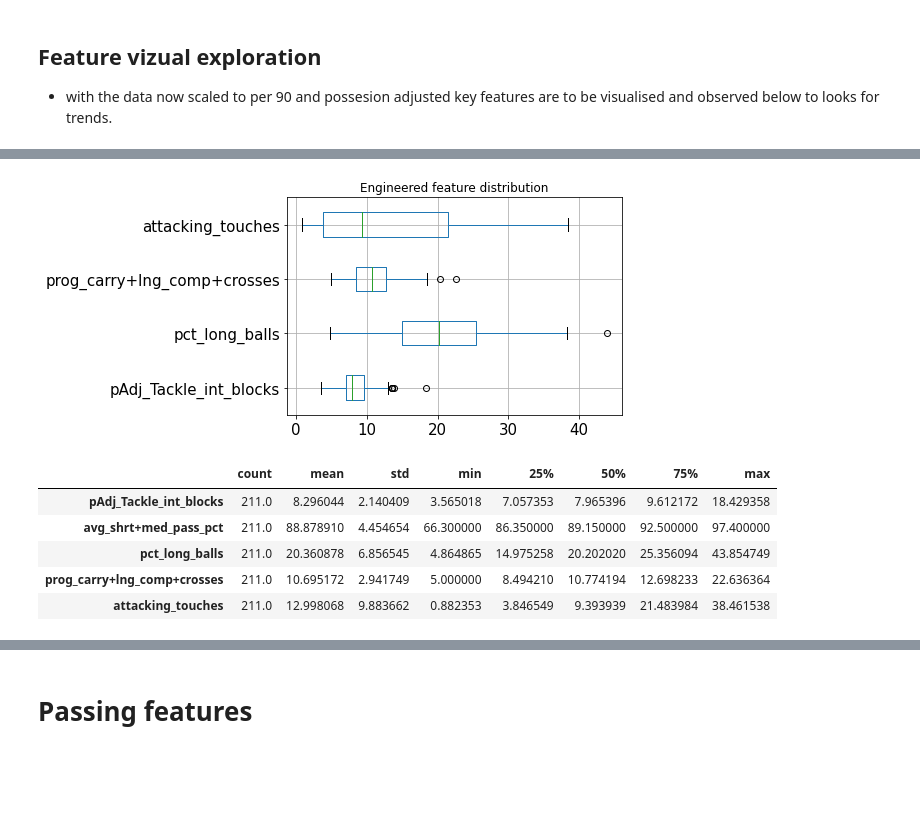
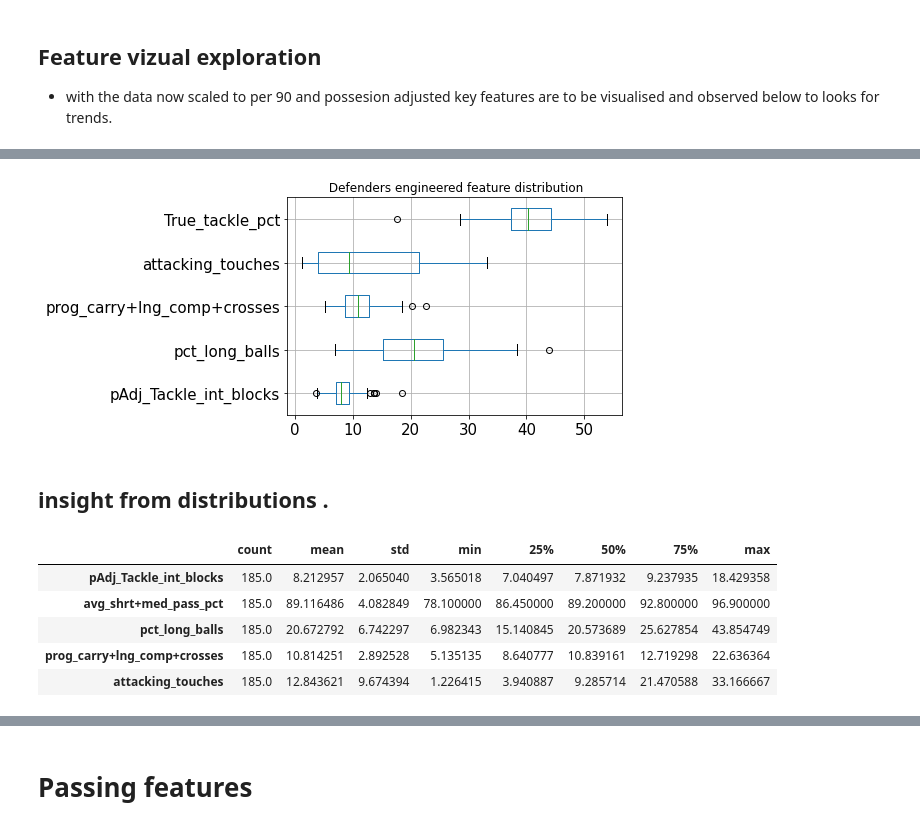
Before and after one commit to misterrustia/MLS_clustering_Captsone, a Jupyter notebook: 2_Exploratory_Data_analysis/Player_exploratory_data_analysis.ipynb, the cells around one changed output, grey strips where cells are left out. Saved outputs shown, nothing was run; the diff lists cells and outputs as text; code cells hidden in the pictures; blank space fills up the shorter version.

```diff
--- a/2_Exploratory_Data_analysis/Player_exploratory_data_analysis.ipynb
+++ b/2_Exploratory_Data_analysis/Player_exploratory_data_analysis.ipynb
@@ -43,20 +64,22 @@ memory usage: 606.0+ KB
 # %%
 # create defender only df
-defenders = df.loc[(df['Position']=='DF')&( df['Nineties'] >1)]
+defenders = df.loc[(df['Position']=='DF')&( df['Nineties'] >5)]
 # %%
 #use boxplot to observe outliers - key for anamoly dection
 
 
 boxplot = defenders[[
     # feature generated
-    'pAdj_Tackle_int_blocks','pct_long_balls','prog_carry+lng_comp+crosses','attacking_touches',
+    'pAdj_Tackle_int_blocks','pct_long_balls','prog_carry+lng_comp+crosses','attacking_touches','True_tackle_pct'
 
-]].boxplot(grid = True,vert=False,fontsize=15).set(title='Engineered feature distribution')
+]].boxplot(grid = True,vert=False,fontsize=15).set(title=' Defenders engineered feature distribution')
 
 
 plt.show()
 # %% [output]
-[figure, old version]
+[figure, new version]
+# %% [markdown]
+## insight from distributions .
 # %%
 #summary stats table transposed for df
 
@@ -64,11 +87,11 @@ plt.show()
 defenders[['pAdj_Tackle_int_blocks','avg_shrt+med_pass_pct','pct_long_balls','prog_carry+lng_comp+crosses','attacking_touches']].describe().T
 # %% [output]
 |  | count | mean | std | min | 25% | 50% | 75% | max |
-| pAdj_Tackle_int_blocks | 211.0 | 8.296044 | 2.140409 | 3.565018 | 7.057353 | 7.965396 | 9.612172 | 18.429358 |
-| avg_shrt+med_pass_pct | 211.0 | 88.878910 | 4.454654 | 66.300000 | 86.350000 | 89.150000 | 92.500000 | 97.400000 |
-| pct_long_balls | 211.0 | 20.360878 | 6.856545 | 4.864865 | 14.975258 | 20.202020 | 25.356094 | 43.854749 |
-| prog_carry+lng_comp+crosses | 211.0 | 10.695172 | 2.941749 | 5.000000 | 8.494210 | 10.774194 | 12.698233 | 22.636364 |
-| attacking_touches | 211.0 | 12.998068 | 9.883662 | 0.882353 | 3.846549 | 9.393939 | 21.483984 | 38.461538 |
+| pAdj_Tackle_int_blocks | 185.0 | 8.212957 | 2.065040 | 3.565018 | 7.040497 | 7.871932 | 9.237935 | 18.429358 |
+| avg_shrt+med_pass_pct | 185.0 | 89.116486 | 4.082849 | 78.100000 | 86.450000 | 89.200000 | 92.800000 | 96.900000 |
+| pct_long_balls | 185.0 | 20.672792 | 6.742297 | 6.982343 | 15.140845 | 20.573689 | 25.627854 | 43.854749 |
+| prog_carry+lng_comp+crosses | 185.0 | 10.814251 | 2.892528 | 5.135135 | 8.640777 | 10.839161 | 12.719298 | 22.636364 |
+| attacking_touches | 185.0 | 12.843621 | 9.674394 | 1.226415 | 3.940887 | 9.285714 | 21.470588 | 33.166667 |
 # %%
 corr = defenders[['Aerial_win_pct','pAdj_Tackle_int_blocks','True_tackle_pct','pct_long_balls','prog_carry+lng_comp+crosses','attacking_touches','Key_pass',
  'Comp_prog','avg_shrt+med_pass_pct','Long_Cmp_pct']].corr()
```
Also changed, not shown: parts of 28 cells of this notebook, 1 other file.
